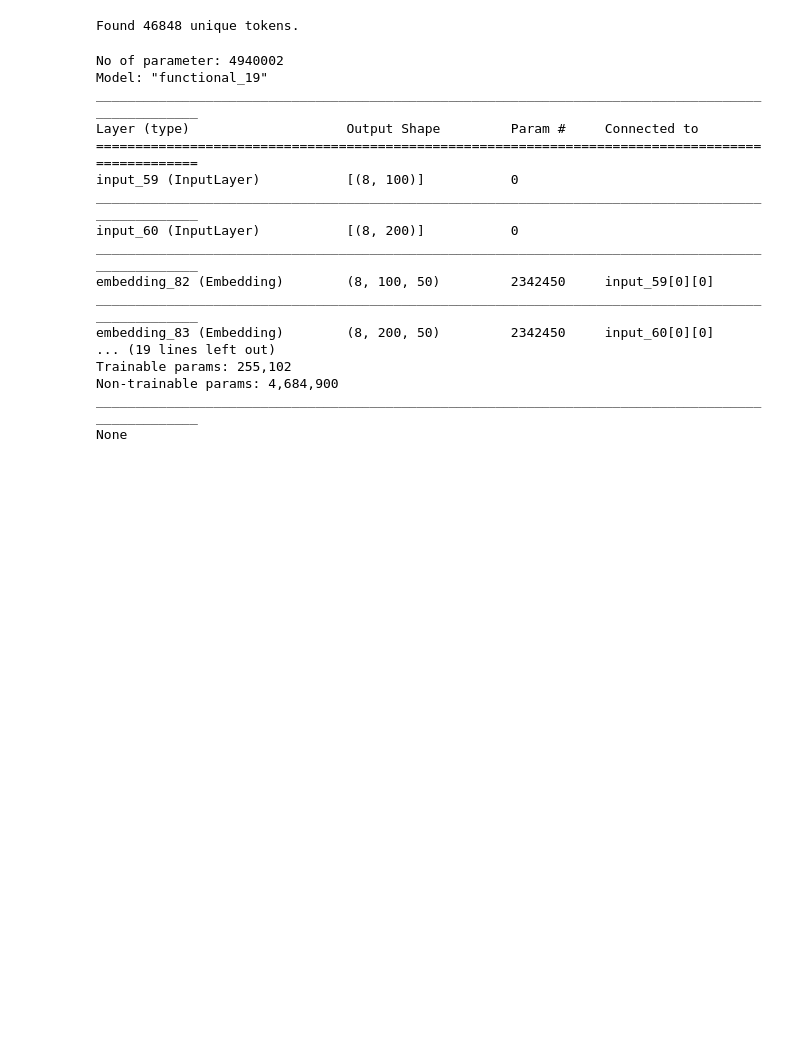
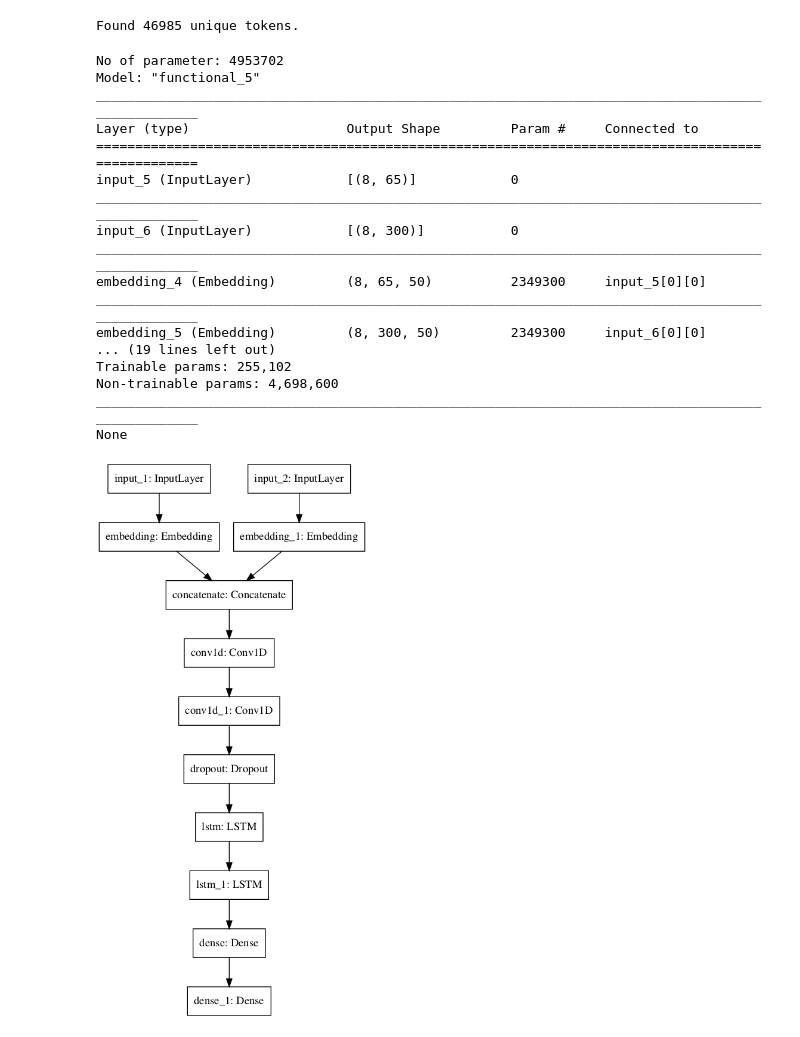
Before and after one commit to peterzukerman/Twitter-Sarcasm-Detection, a Jupyter notebook: sarcasm_classification_deep_learning.ipynb, the cells around one changed output. Cells and saved outputs as stored; diff of their text form; code cells hidden in the pictures; blank space fills up the shorter version.

```diff
--- a/sarcasm_classification_deep_learning.ipynb
+++ b/sarcasm_classification_deep_learning.ipynb
@@ -36,2 +25,3 @@ y_train = np_utils.to_categorical(y, num_classes=2)
 # %%
 train_data['context'] = train_data['context'].str.join(' ')
+test_data['context'] = test_data['context'].str.join(' ')
@@ -38,28 +30,25 @@ train_data['context'] = train_data['context'].str.join(' ')
 # %%
-from keras.preprocessing.text import Tokenizer
-from keras.preprocessing.sequence import pad_sequences
-
 MAX_NB_WORDS = 20000
-MAX_SEQUENCE_LENGTH_RESPONSE = 100
-MAX_SEQUENCE_LENGTH_CONTEXT = 200
+MAX_SEQUENCE_LENGTH_RESPONSE = 65
+MAX_SEQUENCE_LENGTH_CONTEXT = 300
 MAX_SEQUENCE_LENGTH = MAX_SEQUENCE_LENGTH_RESPONSE + MAX_SEQUENCE_LENGTH_CONTEXT
 
-tokenizer = Tokenizer(num_words=MAX_NB_WORDS, lower = False)
+tokenizer = text.Tokenizer(num_words=MAX_NB_WORDS, lower = False)
 tokenizer.fit_on_texts(train_data['response'])
 tokenizer.fit_on_texts(train_data['context'])
 tokenizer.fit_on_texts(test_data['response'])
 tokenizer.fit_on_texts(test_data['context'])
-X_train_resp = pad_sequences(tokenizer.texts_to_sequences(train_data['response']), maxlen=MAX_SEQUENCE_LENGTH_RESPONSE)
-X_train_cont = pad_sequences(tokenizer.texts_to_sequences(train_data['context']), maxlen=MAX_SEQUENCE_LENGTH_CONTEXT)
+X_train_resp = sequence.pad_sequences(tokenizer.texts_to_sequences(train_data['response']), maxlen=MAX_SEQUENCE_LENGTH_RESPONSE)
+X_train_cont = sequence.pad_sequences(tokenizer.texts_to_sequences(train_data['context']), maxlen=MAX_SEQUENCE_LENGTH_CONTEXT)
 #X_train = np.hstack((X_train_resp, X_train_cont))
-X_test_resp = pad_sequences(tokenizer.texts_to_sequences(test_data['response']), maxlen=MAX_SEQUENCE_LENGTH_RESPONSE)
-X_test_cont = pad_sequences(tokenizer.texts_to_sequences(test_data['context']), maxlen=MAX_SEQUENCE_LENGTH_CONTEXT)
+X_test_resp = sequence.pad_sequences(tokenizer.texts_to_sequences(test_data['response']), maxlen=MAX_SEQUENCE_LENGTH_RESPONSE)
+X_test_cont = sequence.pad_sequences(tokenizer.texts_to_sequences(test_data['context']), maxlen=MAX_SEQUENCE_LENGTH_CONTEXT)
 #X_test = np.hstack((X_test_resp, X_test_cont))
 # %%
 word_index = tokenizer.word_index
 print('Found %s unique tokens.' % len(word_index))
 # %% [output]
-Found 46848 unique tokens.
+Found 46985 unique tokens.
 # %%
 EMBEDDING_DIM = glove_model.vector_size
 
@@ -97,23 +86,27 @@ model.compile(loss='binary_crossentropy', optimizer='adam', metrics=['accuracy']
 print('No of parameter:', model.count_params())
 print(model.summary())
 # %% [output]
-No of parameter: 4940002
-Model: "functional_19"
+No of parameter: 4953702
+Model: "functional_5"
 __________________________________________________________________________________________________
 Layer (type)                    Output Shape         Param #     Connected to
 ==================================================================================================
-input_59 (InputLayer)           [(8, 100)]           0
+input_5 (InputLayer)            [(8, 65)]            0
 __________________________________________________________________________________________________
-input_60 (InputLayer)           [(8, 200)]           0
+input_6 (InputLayer)            [(8, 300)]           0
 __________________________________________________________________________________________________
-embedding_82 (Embedding)        (8, 100, 50)         2342450     input_59[0][0]
+embedding_4 (Embedding)         (8, 65, 50)          2349300     input_5[0][0]
 __________________________________________________________________________________________________
-embedding_83 (Embedding)        (8, 200, 50)         2342450     input_60[0][0]
+embedding_5 (Embedding)         (8, 300, 50)         2349300     input_6[0][0]
 ... (19 lines left out)
 Trainable params: 255,102
-Non-trainable params: 4,684,900
+Non-trainable params: 4,698,600
 __________________________________________________________________________________________________
 None
+# %%
+keras.utils.plot_model(model, to_file='model.png')
+# %% [output]
+[figure, added]
 # %%
 modelCheckpoint = ModelCheckpoint('best_sarcasm_model.hdf5', save_best_only = True)
 model.fit([X_train_resp, X_train_cont], y_train, batch_size=batch_size, epochs=100, validation_split=0.2 , shuffle=True, callbacks=[modelCheckpoint])
```
Also changed, not shown: parts of 7 cells of this notebook, 2 other files.
